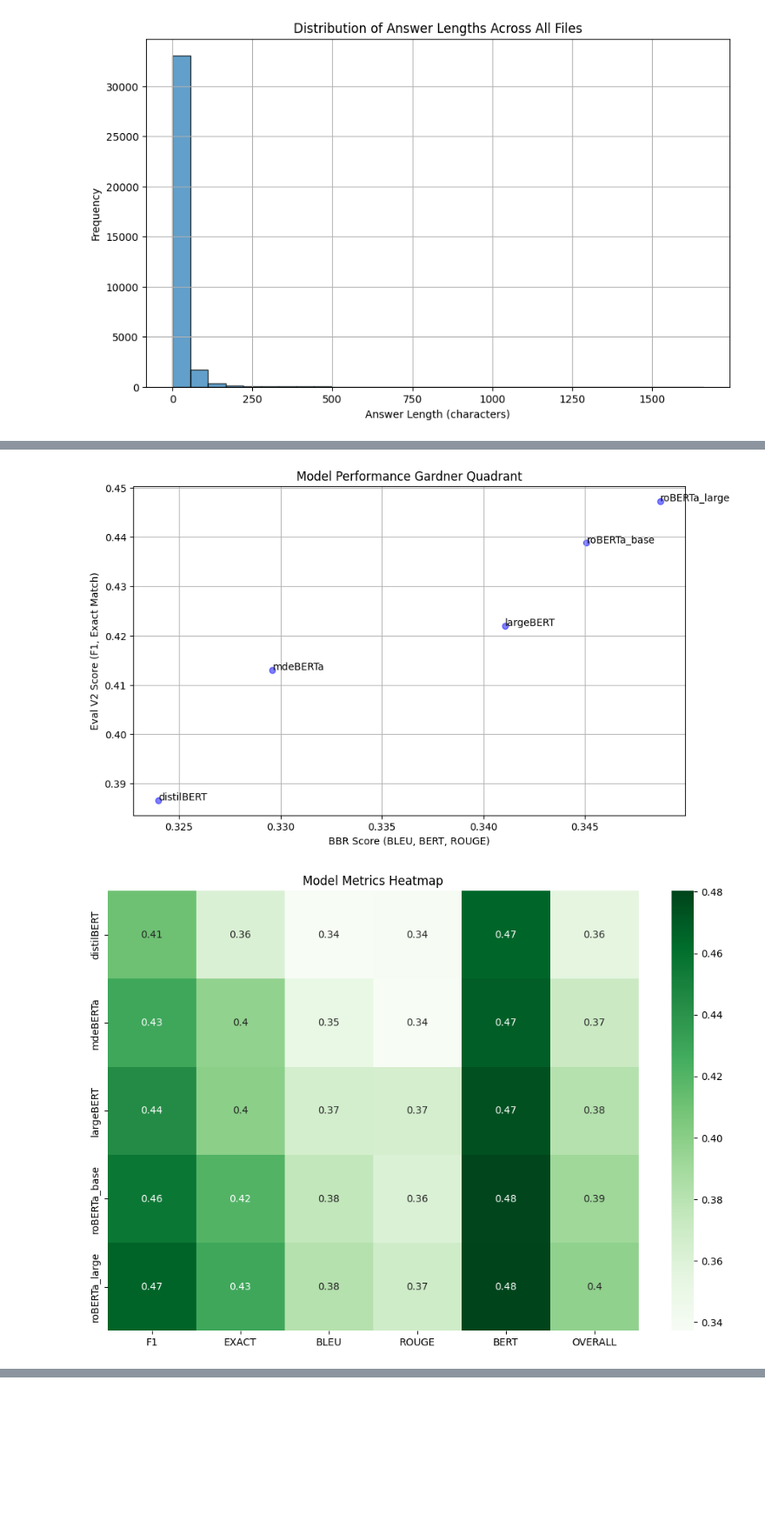
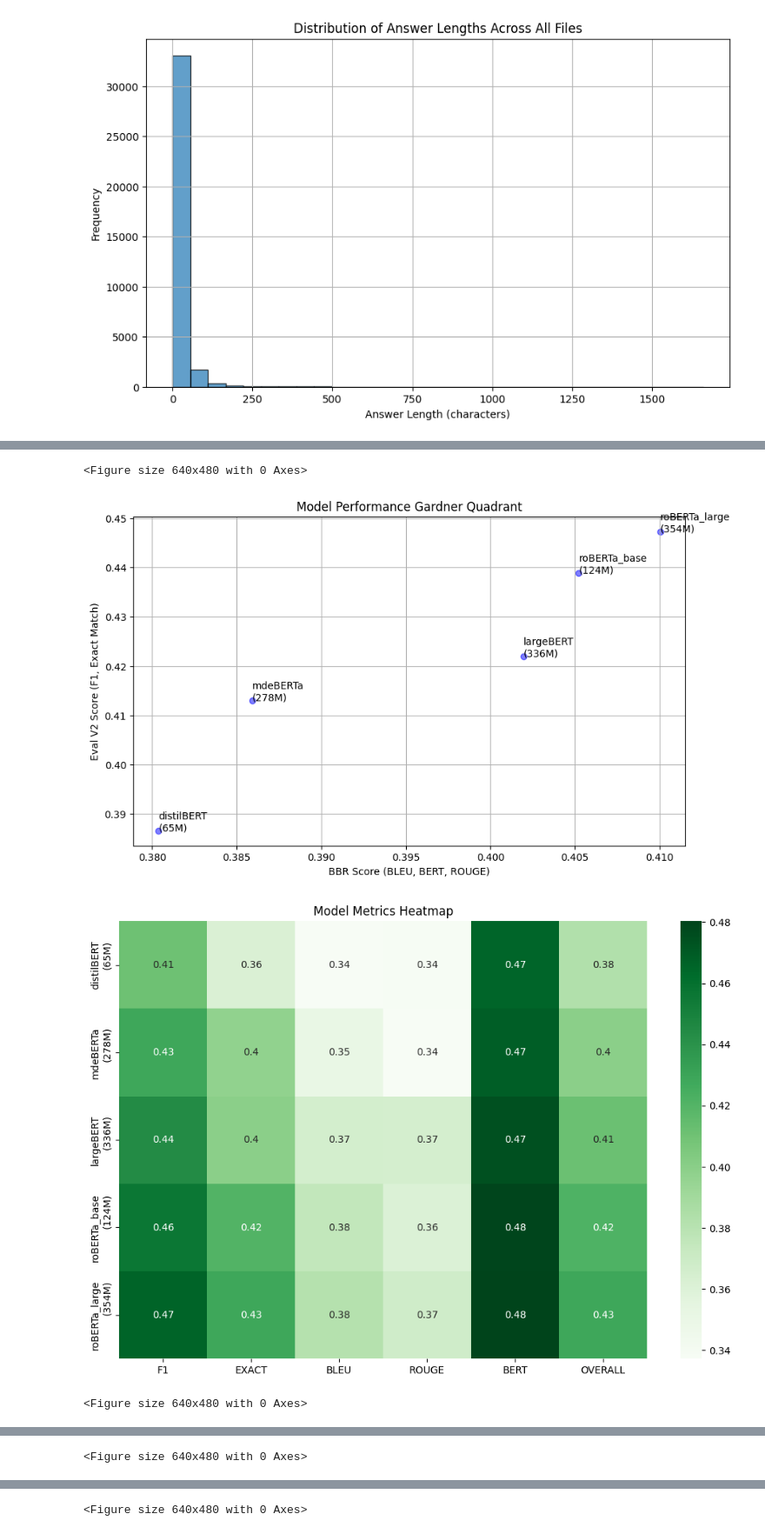
Before and after one commit to aminbensaad/eon-llm, a Jupyter notebook: llm/level-0.ipynb, the cells around one changed output, grey strips where cells are left out. Shown at 87% size. Cells and saved outputs as stored; diff of their text form; code cells hidden in the pictures; blank space fills up the shorter version.

Commit message:
improved figures and made sure to save results in 'figures' directory

```diff
--- a/llm/level-0.ipynb
+++ b/llm/level-0.ipynb
@@ -191,11 +191,11 @@ manual_model_name_map = {
     # base
 
     # fine-tuned
-    'bert-large-cased-whole-word-masking-finetuned-squad': 'largeBERT',
-    'distilbert-base-cased-distilled-squad': 'distilBERT',
-    'mdeberta-v3-base-squad2': 'mdeBERTa',
-    'roberta-base-squad2': 'roBERTa_base',
-    'roberta-large-squad2': 'roBERTa_large'
+    'bert-large-cased-whole-word-masking-finetuned-squad': 'largeBERT\n(336M)',
+    'distilbert-base-cased-distilled-squad': 'distilBERT\n(65M)',
+    'mdeberta-v3-base-squad2': 'mdeBERTa\n(278M)',
+    'roberta-base-squad2': 'roBERTa_base\n(124M)',
+    'roberta-large-squad2': 'roBERTa_large\n(354M)'
 }
 
 # Function to load json files and extract relevant information
@@ -241,7 +241,8 @@ def load_json_files(base_dir, subdir):
 
                 # Cumulative scores
                 eval_v2_score = 1/2 * (exact + f1)
-                eval_other = 1/3 * (bert_score + bleu_score + 0.5 * rouge_score)
+                eval_v2_score_hasAns =  1/2 * (has_ans_exact + has_ans_f1)
+                eval_other = 1/3 * (bert_score + bleu_score + rouge_score)
                 overall_score = 1/2 * (eval_v2_score + eval_other)
 
                 results.append({
@@ -257,13 +258,20 @@ def load_json_files(base_dir, subdir):
                     'rouge_score': rouge_score,
                     'bert_score': bert_score,
                     'eval_v2_score': eval_v2_score,
+                    'eval_v2_score_hasAns': eval_v2_score_hasAns,
                     'eval_other': eval_other,
                     'overall_score': overall_score
                 })
     return results, model_name_map
 
+# ============================================================================================
+# ============================================================================================
+# ============================================================================================
+
+
 # Define the directory paths
 base_dir = './eval_results'
+figure_root = './figures'
 
 # Select the subdirectory
 subdir = 'tuned'  # You can change this to 'Gtuned', 'base', or 'Gbase' as needed
@@ -301,6 +309,10 @@ plt.legend()
 plt.tight_layout()
 plt.show()
 
+# SAVE ⬇️
+save_path = os.path.join(figure_root, 'overall-bar-chart.png')
+plt.savefig(save_path)
+
 # ============================================================================================
 # Visualisation 2: Gardner Quadrants Style graph
 plt.figure(figsize=(10, 6))
@@ -313,6 +325,11 @@ plt.ylabel('Eval V2 Score (F1, Exact Match)')
 plt.title('Model Performance Gardner Quadrant')
 
 plt.grid(True)
+
+# SAVE ⬇️
+save_path = os.path.join(figure_root, 'overall-gardner.png')
+plt.savefig(save_path)
+
 plt.show()
 
 # ============================================================================================
@@ -330,6 +347,10 @@ sns.heatmap(heat_data, annot=True, cmap='Greens')
 plt.title('Model Metrics Heatmap')
 plt.show()
 
+# SAVE ⬇️
+save_path = os.path.join(figure_root, 'overall-heatmap.png')
+plt.savefig(save_path)
+
 # ============================================================================================
 # Visualisation 4: Bar chart to compare overall exact and f1 with HasAns exact and f1
 df_sorted = df.sort_values(by='overall_score')
@@ -338,18 +359,31 @@ bar_width = 0.2
 index = np.arange(len(df_sorted))
 
 # Bar chart for Overall F1 Score, Overall Exact Match, HasAns F1 Score, and HasAns Exact Match with subtle colors
-plt.bar(index, df_sorted['f1'], bar_width, label='Overall F1 Score', color='blue')
+plt.bar(index, df_sorted['f1'], bar_width, label='Overall F1 Score', color='darkblue')
 plt.bar(index + bar_width, df_sorted['exact'], bar_width, label='Overall Exact Match', color='lightblue')
-plt.bar(index + 2 * bar_width, df_sorted['has_ans_f1'], bar_width, label='HasAns F1 Score', color='green')
+plt.bar(index + 2 * bar_width, df_sorted['has_ans_f1'], bar_width, label='HasAns F1 Score', color='darkgreen')
 plt.bar(index + 3 * bar_width, df_sorted['has_ans_exact'], bar_width, label='HasAns Exact Match', color='lightgreen')
+
+# Calculate eval_v2_score and eval_v2_score_hasAns
+df_sorted['eval_v2_score'] = 0.5 * (df_sorted['exact'] + df_sorted['f1'])
+df_sorted['eval_v2_score_hasAns'] = 0.5 * (df_sorted['has_ans_exact'] + df_sorted['has_ans_f1'])
+
+# Plot lines for eval_v2_score and eval_v2_score_hasAns
+plt.plot(index + 1.5 * bar_width, df_sorted['eval_v2_score'], color='blue', marker='o', linestyle='-', linewidth=2, markersize=5, label='Overall Average F1 & Exact')
+plt.plot(index + 1.5 * bar_width, df_sorted['eval_v2_score_hasAns'], color='green', marker='o', linestyle='-', linewidth=2, markersize=5, label='HasAns Average F1 & Exact')
 
 plt.xlabel('Models')
 plt.ylabel('Scores')
-plt.title('Comparison of Overall and HasAns Scores (F1 and Exact Match)')
+plt.title('Comparison of F1 & Exact Match Scores Overall and for Questions with Answers')
 plt.xticks(index + 1.5 * bar_width, [manual_model_name_map.get(name, name) for name in df_sorted['short_name']], rotation=0)
 plt.legend()
 
 plt.tight_layout()
+
+# SAVE ⬇️
+save_path = os.path.join(figure_root, 'evaluate-v2-bar-chart.png')
+plt.savefig(save_path)
+
 plt.show()
 
 # ============================================================================================
@@ -366,7 +400,12 @@ heat_data_comparison.index = [manual_model_name_map.get(name, name) for name in
 # Create the heatmap
 sns.heatmap(heat_data_comparison, annot=True, cmap='Blues')
 
-plt.title('Comparison of Overall and HasAns Scores (F1 and Exact Match) Heatmap')
+plt.title('Comparison of F1 & Exact Match Scores Overall and for Questions with Answers')
+
+# SAVE ⬇️
+save_path = os.path.join(figure_root, 'evaluate-v2-heatmap.png')
+plt.savefig(save_path)
+
 plt.show()
 # %% [output]
 |  | short_name | model | exact | f1 | has_ans_exact | has_ans_f1 | no_ans_exact | no_ans_f1 | bleu_score | ... |
@@ -385,2 +424,4 @@ plt.show()
+<Figure size 640x480 with 0 Axes>
-[figure, old version]
+[figure, new version]
-[figure, old version]
+[figure, new version]
+<Figure size 640x480 with 0 Axes>
@@ -387,0 +429 @@ plt.show()
+<Figure size 640x480 with 0 Axes>
@@ -388,0 +431 @@ plt.show()
+<Figure size 640x480 with 0 Axes>
```
Also changed, not shown: parts of 1 cell of this notebook.
